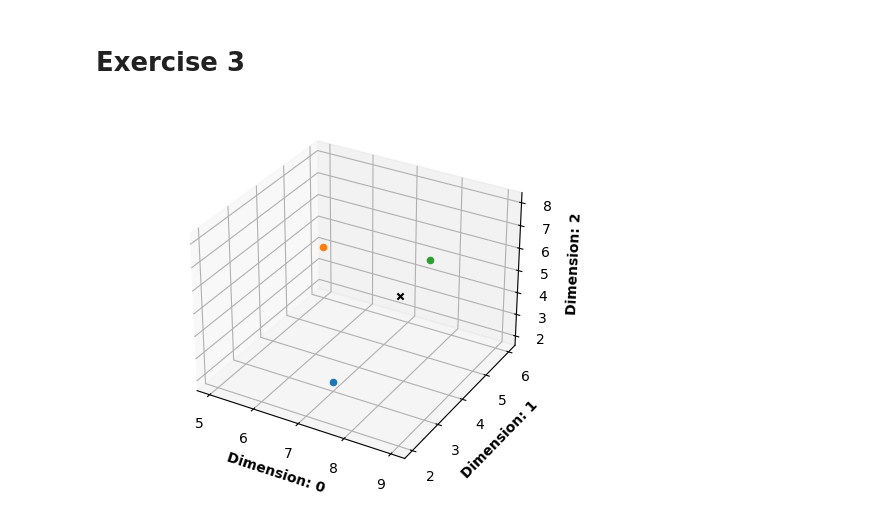
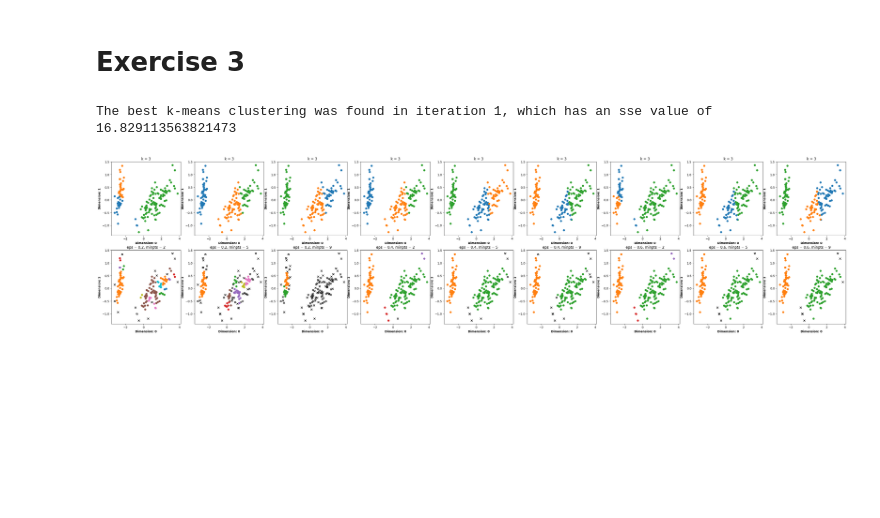
Before and after one commit to JuanJoseCifuentes/bi-sheet3, a Jupyter notebook: sheet5/Cifuentes-Cely-Perez_BISheet#5.ipynb, the cells around one changed output. Drawn from its saved outputs; the diff is of its cells as text; code cells hidden in the pictures; blank space fills up the shorter version.

```diff
--- a/sheet5/Cifuentes-Cely-Perez_BISheet#5.ipynb
+++ b/sheet5/Cifuentes-Cely-Perez_BISheet#5.ipynb
@@ -174,15 +188,3 @@ def plotClusters(A, C, dimX, dimY, dimZ = None, ax = None):
             ax.set_zlabel(f'Dimension: {dimZ}', fontweight ='bold')
 
     return ax
-# %%
-A = np.array([[7,5,8,9],[3,6,5,2],[2,4,6,8]])
-C = [0,1,2,-1]
-
-fig, ax = plt.subplots()
-
-dimZ = 2
-
-ax = plotClusters(A=A,C=C,dimX=0,dimY=1,dimZ=dimZ,ax=ax)
-plt.show()
-# %% [output]
-[figure, removed]
@@ -190,0 +191,30 @@ plt.show()
+# %%
+df_iris = pd.read_csv("iris_pca.csv")
+pca_iris = df_iris.to_numpy()
+# %%
+fig, axs = plt.subplots(2,9)
+
+sse_list = []
+for i in range(9):
+    mu, C, sse = kMeans(pca_iris,3,0.1)
+    sse_list.append(sse)
+    plotClusters(A=pca_iris,C=C,dimX=0,dimY=1,dimZ=None,ax=axs[0,i],title=f"k = 3")
+
+best_sse = min(sse_list)
+index_best = sse_list.index(best_sse)
+print(f"The best k-means clustering was found in iteration {index_best+1}, which has an sse value of {best_sse}")
+
+eps = [0.2,0.4,0.6]
+min_pts = [2,5,9]
+
+i=0
+for epsilon, min_pt in itertools.product(eps,min_pts):
+    C = DBSCAN(D=pca_iris,epsilon=epsilon,minpts=min_pt)
+    plotClusters(A=pca_iris,C=C,dimX=0,dimY=1,dimZ=None,ax=axs[1,i],title=f"eps = {epsilon}, minpts = {min_pt}")
+    i += 1
+
+plt.rcParams["figure.figsize"] = (45,10)
+plt.show()
+# %% [output]
+The best k-means clustering was found in iteration 1, which has an sse value of 16.829113563821473
+[figure, added]
```
Also changed, not shown: parts of 9 cells of this notebook.
